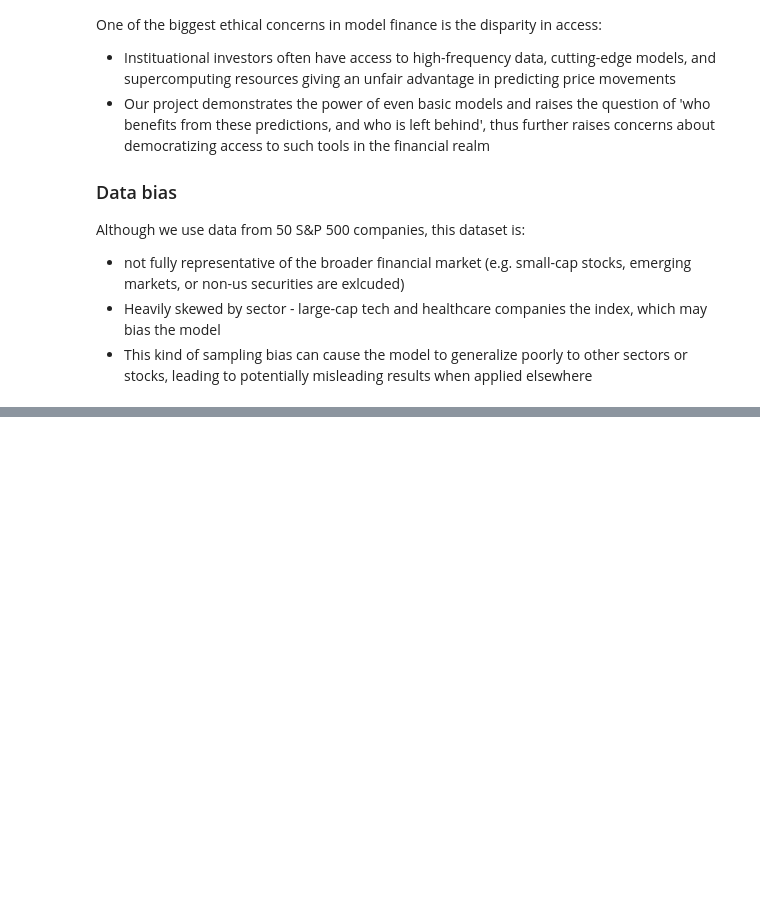
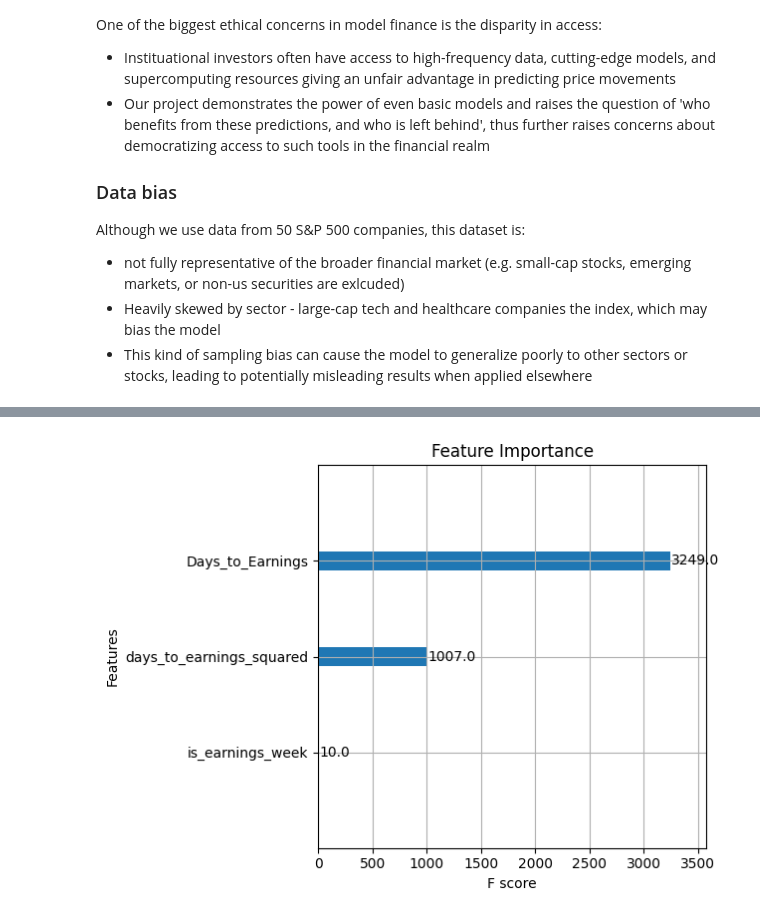
Before and after one commit to colinjennings/Stock-Volatility, a Jupyter notebook: Proposal.ipynb, the cells around one changed output, grey strips where cells are left out. Cells and saved outputs as stored; diff of their text form; code cells hidden in the pictures; blank space fills up the shorter version.

Commit message:
implemented second model kinda

```diff
--- a/Proposal.ipynb
+++ b/Proposal.ipynb
@@ -751,0 +797,81 @@ Although we use data from 50 S&P 500 companies, this dataset is:
+# %%
+# list for features
+feature_data = []
+
+# get data for features
+for stock_data in all_stock_data:
+    df = stock_data.copy()
+
+    df = df[['Days_to_Earnings', 'Volatility']].dropna()
+
+    feature_data.append(df)
+
+# concat with feature data
+df = pd.concat(feature_data, ignore_index=True)
+
+# perform feature engineering to enhance model
+df['is_earnings_week'] = df['Days_to_Earnings'] <= 5
+df['days_to_earnings_squared'] = df['Days_to_Earnings'] ** 2
+df['days_to_earnings_log'] = np.log1p(df['Days_to_Earnings'])
+df = df.dropna().copy()
+
+# get cols
+feature_cols = [
+    'Days_to_Earnings',
+    'is_earnings_week',
+    'days_to_earnings_squared',
+    'days_to_earnings_log'
+
+]
+
+
+# get x and y
+X = df[feature_cols]
+y = df['Volatility']
+
+# test split
+X_train, X_test, y_train, y_test = train_test_split(X, y, test_size=0.2, random_state=42)
+
+
+# create model
+xgb_model = xgb.XGBRegressor(
+    objective='reg:squarederror',
+    n_estimators=200,
+    learning_rate=0.05,
+    max_depth=5,
+    subsample=0.8,
+    colsample_bytree=0.8,
+    random_state=42
+)
+
+# train model and predict
+xgb_model.fit(X_train, y_train)
+y_pred = xgb_model.predict(X_test)
+
+# test model
+rmse = np.sqrt(mean_squared_error(y_test, y_pred))
+r2 = r2_score(y_test, y_pred)
+
+# print relevant attributes
+print(f"RMSE: {rmse:.5f}")
+print(f"R2: {r2:.4f}")
+
+
+# plot importance of features
+xgb.plot_importance(xgb_model)
+plt.title("Feature Importance")
+plt.tight_layout()
+plt.show()
+
+# plot results
+plt.figure(figsize=(10, 6))
+plt.scatter(X_test['Days_to_Earnings'], y_test, alpha=0.5, label='Actual')
+plt.scatter(X_test['Days_to_Earnings'], y_pred, alpha=0.5, label='Predicted')
+plt.title("XGBoost Model: Logarithmic Volatility vs Days to Earnings")
+plt.xlabel("Days to Earnings")
+plt.ylabel("Logarithmic Volatility")
+plt.legend()
+plt.grid(True)
+plt.tight_layout()
+plt.show()
+# %% [output]
@@ -751,0 +880 @@ Although we use data from 50 S&P 500 companies, this dataset is:
+[figure, added]
```
Also changed, not shown: parts of 12 cells of this notebook.
